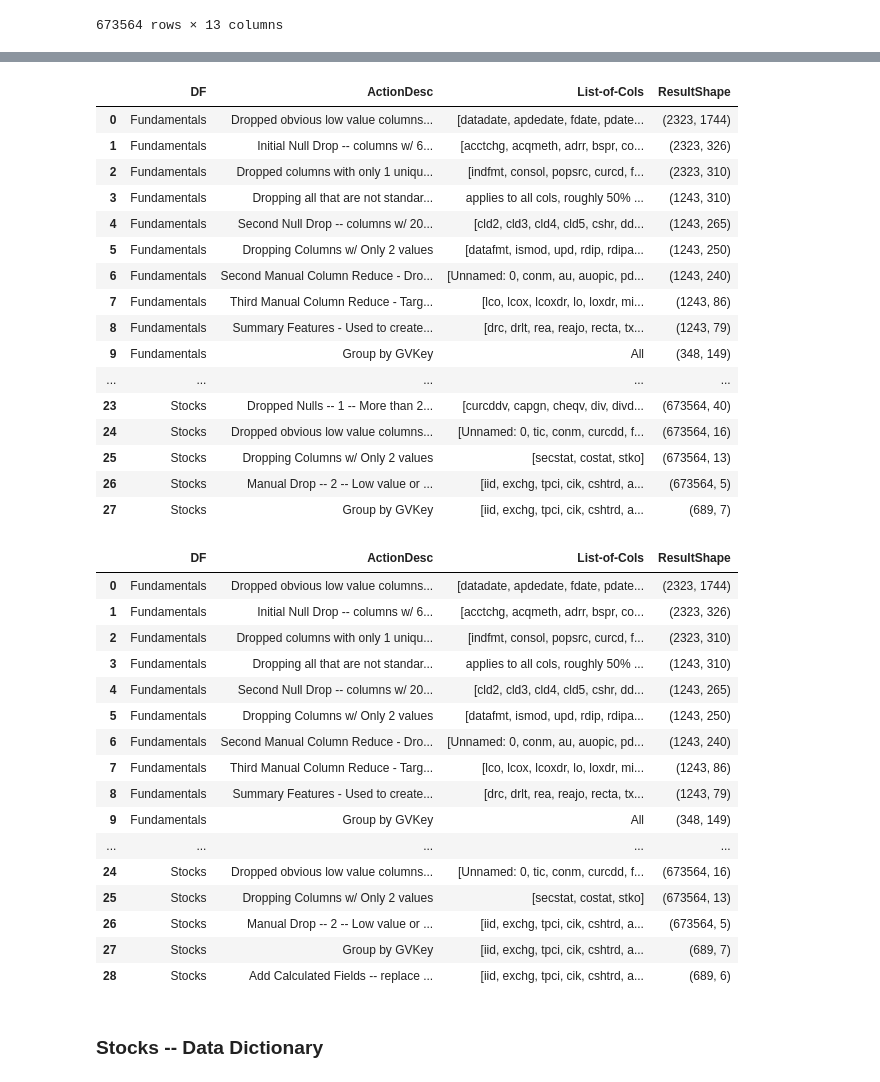
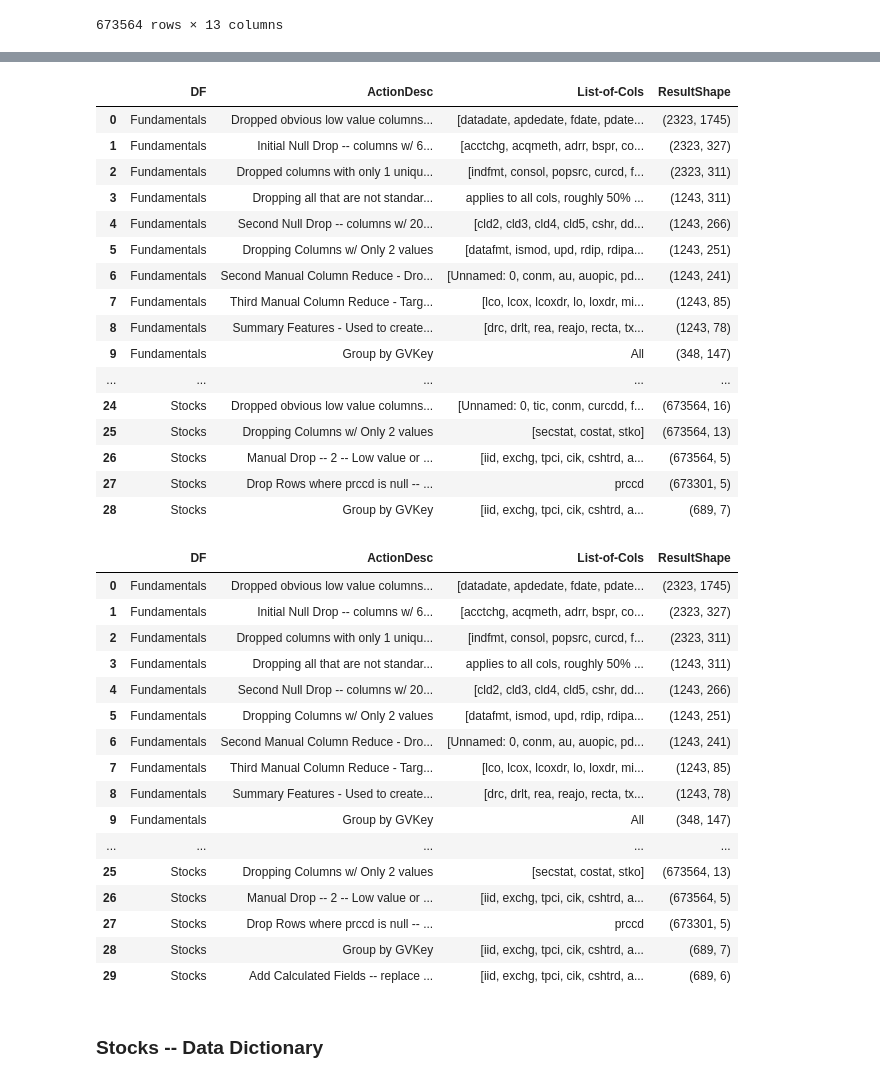
Before and after one commit to bcullinan32/CapstoneProject, a Jupyter notebook: Capstone_Data-Prep.ipynb, the cells around one changed output, grey strips where cells are left out. Cells and saved outputs as stored; diff of their text form; code cells hidden in the pictures.

```diff
--- a/Capstone_Data-Prep.ipynb
+++ b/Capstone_Data-Prep.ipynb
@@ -322,7 +332,7 @@ cleanActionsDesc = "Dropped obvious low value columns -- 1 -- Dates/Codes/Addres
 df_name = "Fundamentals"
 
 colsToDrop = ['datadate','apdedate','fdate','pdate','fyr','add1','addzip','busdesc','city','conml',
-              'ein','fax','fyrc','incorp','loc','phone','state','weburl','exchg','naicsh','sich','gsubind',
+              'ein','fax','fyrc','incorp','loc','phone','state','weburl','exchg','naicsh','sich',
               'naics','sic','stko']
 
 fundamentals = fundamentals.drop(columns=colsToDrop)
@@ -735,6 +745,7 @@ colsToDrop = ['lco','lcox','lcoxdr', #Current Liabilities - kept total
               'fatc','fatc','fatn', # Property, Plant, and Equipment - didn't seem to provide value
               'fiao', # Financing Activities - kept Net cash flow
               'fopox', # Funds from Operations - kept Other
+              'fyear', # Year
               'intano', # Intangible Assets - kept Total
               'mrc1','mrcta', # Rental Commitments - didn't seem meaningful
               'niadj', # Net Income -- duplicative of ni (kept)
@@ -761,7 +772,8 @@ colsToDrop = ['lco','lcox','lcoxdr', #Current Liabilities - kept total
               'spi', # Special Items - don't know the value -- over 50% 0 or null
               'cshtr_f','dvpsp_f','dvpsx_f','prcc_f','prch_f','prcl_f','adjex_f', # duplicative of Stocks dataset
               'ebitda', # Earnings Before Interested -- kept measure that includes this plus taxes
-              'acominc','act','ao','aqc' # Assets -- kept assests total and net change
+              'acominc','act','ao','aqc',# Assets -- kept assests total and net change
+              'cfoso' # CFO Sign Off -- Confirmed same as CEO, keep CEO and rename exesign
               ]
 fundamentals = fundamentals.drop(columns=colsToDrop)
 
@@ -858,7 +870,7 @@ with pd.ExcelWriter(exportPath + 'Fundamentals_DD_wRemaining.xlsx') as writer:
 # Create lists iterations
 
 ## Create list of numeric categorical cols
-fundamentals_numException = ['currtr','src','auop']
+fundamentals_numException = ['currtr','src','auop','gsubind']
 
 ## Create List of Cont. Numeric Features
 fundamentals_numCols = fundamentals.select_dtypes(include=np.number).columns.tolist()
@@ -1573,3 +1637,15 @@ cleanActionsReport(stocks,df_name,cleanActionsDesc,colsToDrop)
 | 24 | Stocks | Dropped obvious low value columns... | [Unnamed: 0, tic, conm, curcdd, f... | (673564, 16) |
 | 25 | Stocks | Dropping Columns w/ Only 2 values | [secstat, costat, stko] | (673564, 13) |
 | 26 | Stocks | Manual Drop -- 2 -- Low value or ... | [iid, exchg, tpci, cik, cshtrd, a... | (673564, 5) |
+# %%
+# Drop Rows Where 'prccd' is null
+## Confirmed that there are some rows where prccd is null -- usually an additional row for a dividend
+## Keeping these rows interferes with aggr. stats, but ha min. impact if dropped
+
+stocks = stocks.dropna(subset = ['prccd'])
+
+cleanActionsDesc = "Drop Rows where prccd is null -- usually an additional row for a dividend. See comments."
+df_name = "Stocks"
+cols ='prccd'
+
+cleanActionsReport(stocks,df_name,cleanActionsDesc,cols)
@@ -1605,22 +1699,22 @@ df_name = "Stocks"
 cleanActionsReport(stocks,df_name,cleanActionsDesc,colsToDrop)
 # %% [output]
 |  | DF | ActionDesc | List-of-Cols | ResultShape |
-| 0 | Fundamentals | Dropped obvious low value columns... | [datadate, apdedate, fdate, pdate... | (2323, 1744) |
-| 1 | Fundamentals | Initial Null Drop -- columns w/ 6... | [acctchg, acqmeth, adrr, bspr, co... | (2323, 326) |
-| 2 | Fundamentals | Dropped columns with only 1 uniqu... | [indfmt, consol, popsrc, curcd, f... | (2323, 310) |
-| 3 | Fundamentals | Dropping all that are not standar... | applies to all cols, roughly 50% ... | (1243, 310) |
-| 4 | Fundamentals | Second Null Drop -- columns w/ 20... | [cld2, cld3, cld4, cld5, cshr, dd... | (1243, 265) |
-| 5 | Fundamentals | Dropping Columns w/ Only 2 values | [datafmt, ismod, upd, rdip, rdipa... | (1243, 250) |
-| 6 | Fundamentals | Second Manual Column Reduce - Dro... | [Unnamed: 0, conm, au, auopic, pd... | (1243, 240) |
-| 7 | Fundamentals | Third Manual Column Reduce - Targ... | [lco, lcox, lcoxdr, lo, loxdr, mi... | (1243, 86) |
-| 8 | Fundamentals | Summary Features - Used to create... | [drc, drlt, rea, reajo, recta, tx... | (1243, 79) |
-| 9 | Fundamentals | Group by GVKey | All | (348, 149) |
+| 0 | Fundamentals | Dropped obvious low value columns... | [datadate, apdedate, fdate, pdate... | (2323, 1745) |
+| 1 | Fundamentals | Initial Null Drop -- columns w/ 6... | [acctchg, acqmeth, adrr, bspr, co... | (2323, 327) |
+| 2 | Fundamentals | Dropped columns with only 1 uniqu... | [indfmt, consol, popsrc, curcd, f... | (2323, 311) |
+| 3 | Fundamentals | Dropping all that are not standar... | applies to all cols, roughly 50% ... | (1243, 311) |
+| 4 | Fundamentals | Second Null Drop -- columns w/ 20... | [cld2, cld3, cld4, cld5, cshr, dd... | (1243, 266) |
+| 5 | Fundamentals | Dropping Columns w/ Only 2 values | [datafmt, ismod, upd, rdip, rdipa... | (1243, 251) |
+| 6 | Fundamentals | Second Manual Column Reduce - Dro... | [Unnamed: 0, conm, au, auopic, pd... | (1243, 241) |
+| 7 | Fundamentals | Third Manual Column Reduce - Targ... | [lco, lcox, lcoxdr, lo, loxdr, mi... | (1243, 85) |
+| 8 | Fundamentals | Summary Features - Used to create... | [drc, drlt, rea, reajo, recta, tx... | (1243, 78) |
+| 9 | Fundamentals | Group by GVKey | All | (348, 147) |
 | ... | ... | ... | ... | ... |
-| 23 | Stocks | Dropped Nulls -- 1 -- More than 2... | [curcddv, capgn, cheqv, div, divd... | (673564, 40) |
 | 24 | Stocks | Dropped obvious low value columns... | [Unnamed: 0, tic, conm, curcdd, f... | (673564, 16) |
 | 25 | Stocks | Dropping Columns w/ Only 2 values | [secstat, costat, stko] | (673564, 13) |
 | 26 | Stocks | Manual Drop -- 2 -- Low value or ... | [iid, exchg, tpci, cik, cshtrd, a... | (673564, 5) |
-| 27 | Stocks | Group by GVKey | [iid, exchg, tpci, cik, cshtrd, a... | (689, 7) |
+| 27 | Stocks | Drop Rows where prccd is null -- ... | prccd | (673301, 5) |
+| 28 | Stocks | Group by GVKey | [iid, exchg, tpci, cik, cshtrd, a... | (689, 7) |
 # %%
 # Round Variables
 colsToRound = ['prccd_mean','prccd_std','prc_start','prc_end',
@@ -1631,46 +1725,55 @@ for col in colsToRound:
 # %%
 # reduce to a few calculated Fields
 
 ## 1 -- percent growth from start to end
 
 stocks['diff'] = stocks['prc_end'] - stocks['prc_start']
 stocks['per_growth'] = round(stocks['diff'] / stocks['prc_start'],2)
+stocks['per_growth'] = stocks['per_growth'].replace([np.inf], 1)
+### Fillna -- confirmed this only occurs when both low and start are 0, so this is valid
+stocks['per_growth'] = stocks['per_growth'].fillna(0)
 
 ## 2 -- percent of most recent closing to max
 stocks['per_currentToMax'] = round(stocks['prc_end'] / stocks['prc_at_high'],2)
+### Fillna -- confirmed this only occurs when both low and start are 0, so this is valid
+stocks['per_currentToMax'] = stocks['per_currentToMax'].fillna(0)
 
 ## 3  -- percent of low to starting
 stocks['per_lowToStart'] = round((stocks['prc_at_low'] / stocks['prc_start']-1),2)
+### Fillna -- confirmed this only occurs when both low and start are 0, so this is valid
+stocks['per_lowToStart'] = stocks['per_lowToStart'].fillna(0)
 
 ## 4 -- Volatility: std as % of mean
 stocks['volatility'] = round(stocks['prccd_std'] / stocks['prccd_mean'],2)
+### Fillna -- confirmed this only occurs when both low and start are 0, so this is valid
+stocks['volatility'] = stocks['volatility'].fillna(0)
 
 ## drop other price vars no longer needed
 stocks = stocks.drop(columns=['prccd_mean','prccd_std','prc_start','prc_at_high','prc_at_low','diff'])
 
 # Call Clean Report Function
 cleanActionsDesc = "Add Calculated Fields -- replace variables no longer needed"
 df_name = "Stocks"
 
 cleanActionsReport(stocks,df_name,cleanActionsDesc,colsToDrop)
 # %% [output]
 |  | DF | ActionDesc | List-of-Cols | ResultShape |
-| 0 | Fundamentals | Dropped obvious low value columns... | [datadate, apdedate, fdate, pdate... | (2323, 1744) |
-| 1 | Fundamentals | Initial Null Drop -- columns w/ 6... | [acctchg, acqmeth, adrr, bspr, co... | (2323, 326) |
-| 2 | Fundamentals | Dropped columns with only 1 uniqu... | [indfmt, consol, popsrc, curcd, f... | (2323, 310) |
-| 3 | Fundamentals | Dropping all that are not standar... | applies to all cols, roughly 50% ... | (1243, 310) |
-| 4 | Fundamentals | Second Null Drop -- columns w/ 20... | [cld2, cld3, cld4, cld5, cshr, dd... | (1243, 265) |
-| 5 | Fundamentals | Dropping Columns w/ Only 2 values | [datafmt, ismod, upd, rdip, rdipa... | (1243, 250) |
-| 6 | Fundamentals | Second Manual Column Reduce - Dro... | [Unnamed: 0, conm, au, auopic, pd... | (1243, 240) |
-| 7 | Fundamentals | Third Manual Column Reduce - Targ... | [lco, lcox, lcoxdr, lo, loxdr, mi... | (1243, 86) |
-| 8 | Fundamentals | Summary Features - Used to create... | [drc, drlt, rea, reajo, recta, tx... | (1243, 79) |
-| 9 | Fundamentals | Group by GVKey | All | (348, 149) |
+| 0 | Fundamentals | Dropped obvious low value columns... | [datadate, apdedate, fdate, pdate... | (2323, 1745) |
+| 1 | Fundamentals | Initial Null Drop -- columns w/ 6... | [acctchg, acqmeth, adrr, bspr, co... | (2323, 327) |
+| 2 | Fundamentals | Dropped columns with only 1 uniqu... | [indfmt, consol, popsrc, curcd, f... | (2323, 311) |
+| 3 | Fundamentals | Dropping all that are not standar... | applies to all cols, roughly 50% ... | (1243, 311) |
+| 4 | Fundamentals | Second Null Drop -- columns w/ 20... | [cld2, cld3, cld4, cld5, cshr, dd... | (1243, 266) |
+| 5 | Fundamentals | Dropping Columns w/ Only 2 values | [datafmt, ismod, upd, rdip, rdipa... | (1243, 251) |
+| 6 | Fundamentals | Second Manual Column Reduce - Dro... | [Unnamed: 0, conm, au, auopic, pd... | (1243, 241) |
+| 7 | Fundamentals | Third Manual Column Reduce - Targ... | [lco, lcox, lcoxdr, lo, loxdr, mi... | (1243, 85) |
+| 8 | Fundamentals | Summary Features - Used to create... | [drc, drlt, rea, reajo, recta, tx... | (1243, 78) |
+| 9 | Fundamentals | Group by GVKey | All | (348, 147) |
 | ... | ... | ... | ... | ... |
-| 24 | Stocks | Dropped obvious low value columns... | [Unnamed: 0, tic, conm, curcdd, f... | (673564, 16) |
 | 25 | Stocks | Dropping Columns w/ Only 2 values | [secstat, costat, stko] | (673564, 13) |
 | 26 | Stocks | Manual Drop -- 2 -- Low value or ... | [iid, exchg, tpci, cik, cshtrd, a... | (673564, 5) |
-| 27 | Stocks | Group by GVKey | [iid, exchg, tpci, cik, cshtrd, a... | (689, 7) |
-| 28 | Stocks | Add Calculated Fields -- replace ... | [iid, exchg, tpci, cik, cshtrd, a... | (689, 6) |
+| 27 | Stocks | Drop Rows where prccd is null -- ... | prccd | (673301, 5) |
+| 28 | Stocks | Group by GVKey | [iid, exchg, tpci, cik, cshtrd, a... | (689, 7) |
+| 29 | Stocks | Add Calculated Fields -- replace ... | [iid, exchg, tpci, cik, cshtrd, a... | (689, 6) |
 # %% [markdown]
 ### Stocks -- Data Dictionary
 # %%
```
Also changed, not shown: parts of 52 cells of this notebook, 11 other files.
